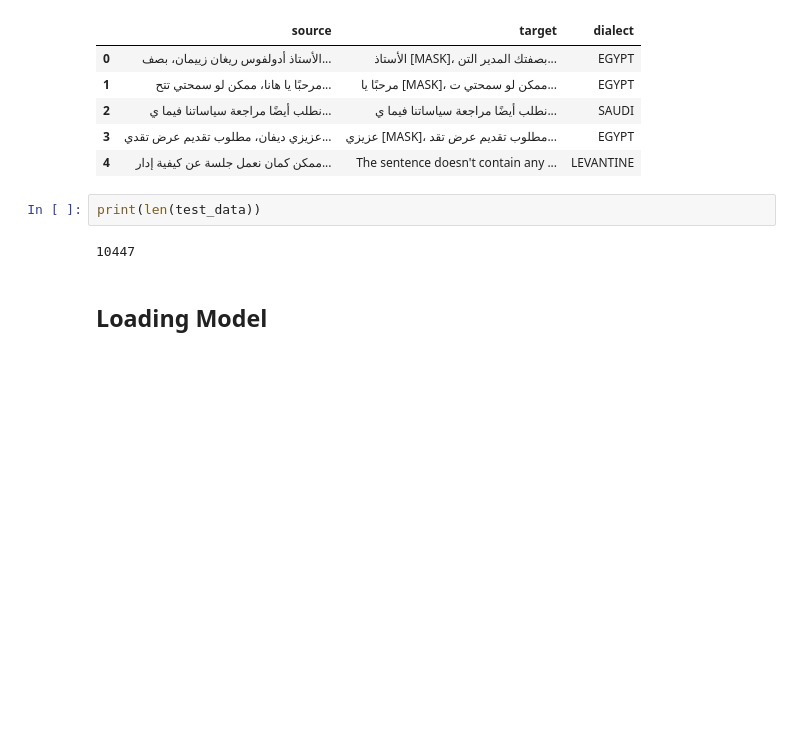
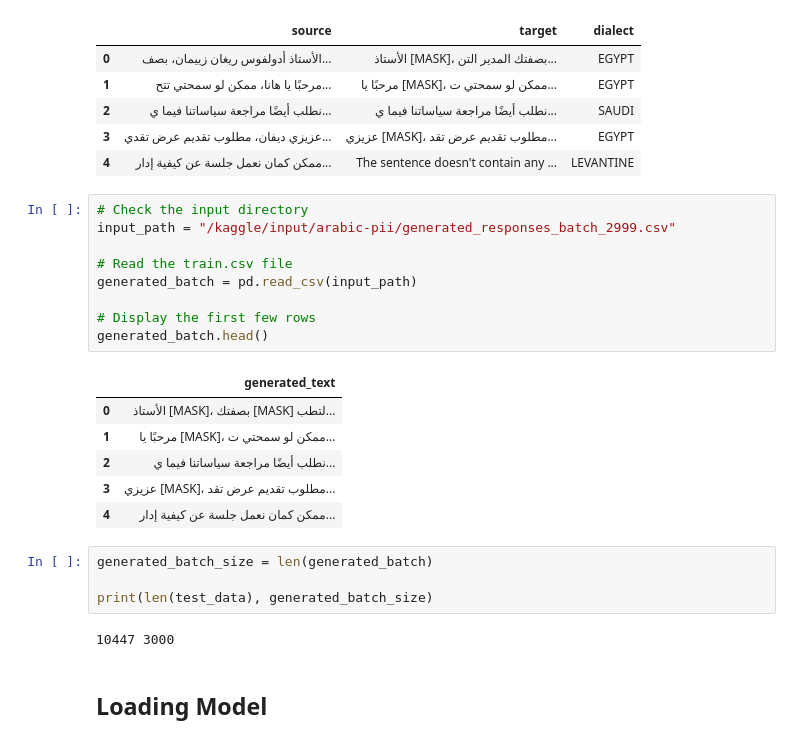
Before and after one commit to MuhammadHelmyOmar/ArabicPIIRedaction, a Jupyter notebook: fine-tuning_SLMs.ipynb, the cells around one changed output. Cells and saved outputs as stored; diff of their text form; blank space fills up the shorter version.

Commit message:
Kaggle Notebook | fine_tuning_SLMs | Version 24

```diff
--- a/fine-tuning_SLMs.ipynb
+++ b/fine-tuning_SLMs.ipynb
@@ -202,10 +202,28 @@ test_data.head()
 | 2 | نطلب أيضًا مراجعة سياساتنا فيما ي... | نطلب أيضًا مراجعة سياساتنا فيما ي... | SAUDI |
 | 3 | عزيزي ديفان، مطلوب تقديم عرض تقدي... | عزيزي [MASK]، مطلوب تقديم عرض تقد... | EGYPT |
 | 4 | ممكن كمان نعمل جلسة عن كيفية إدار... | The sentence doesn't contain any ... | LEVANTINE |
-# %%
-print(len(test_data))
-# %% [output]
-10447
+# %%
+# Check the input directory
+input_path = "/kaggle/input/arabic-pii/generated_responses_batch_2999.csv"
+
+# Read the train.csv file
+generated_batch = pd.read_csv(input_path)
+
+# Display the first few rows
+generated_batch.head()
+# %% [output]
+|  | generated_text |
+| 0 | الأستاذ [MASK]، بصفتك [MASK] لتطب... |
+| 1 | مرحبًا يا [MASK]، ممكن لو سمحتي ت... |
+| 2 | نطلب أيضًا مراجعة سياساتنا فيما ي... |
+| 3 | عزيزي [MASK]، مطلوب تقديم عرض تقد... |
+| 4 | ممكن كمان نعمل جلسة عن كيفية إدار... |
+# %%
+generated_batch_size = len(generated_batch)
+
+print(len(test_data), generated_batch_size)
+# %% [output]
+10447 3000
 # %% [markdown]
 ## Loading Model
 # %%
```
Also changed, not shown: parts of 3 cells of this notebook.
